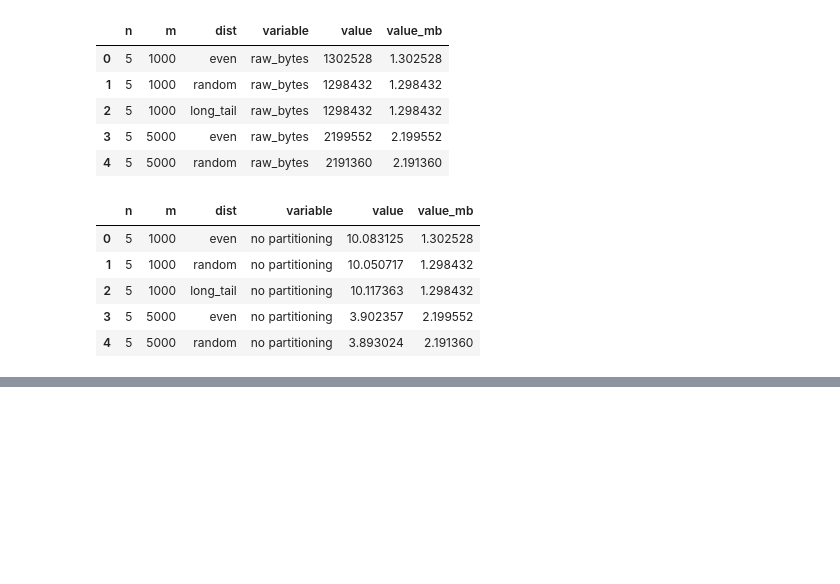
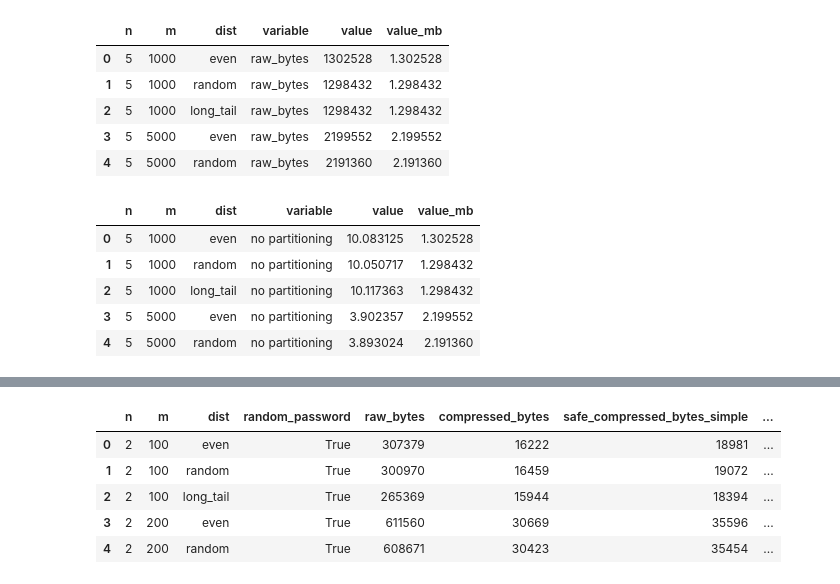
Before and after one commit to AFdrolf/secure-compression-framework-lib, a Jupyter notebook: evaluation/stats/plot_whatsapp_eval.ipynb, the cells around one changed output, grey strips where cells are left out. Saved outputs shown, nothing was run; the diff lists cells and outputs as text; code cells hidden in the pictures; blank space fills up the shorter version.

```diff
--- a/evaluation/stats/plot_whatsapp_eval.ipynb
+++ b/evaluation/stats/plot_whatsapp_eval.ipynb
@@ -126,0 +97,15 @@ plt.savefig("/Users/sjb373/data/secure-compression-framework-lib/sjb_local/stats
+# %%
+kdata = pd.read_csv("/Users/sjb373/data/secure-compression-framework-lib/sjb_local/stats_complete.csv")
+kdata["compression_ratio"] = kdata.raw_bytes/kdata.compressed_bytes
+kdata["simple_safe_compression_ratio"] = kdata.raw_bytes/kdata.safe_compressed_bytes_simple
+kdata["advanced_safe_compression_ratio"] = kdata.raw_bytes/kdata.safe_compressed_bytes_advanced
+kdata["raw_bytes_kb"] = kdata.raw_bytes/1000
+kdata["raw_bytes_mb"] = kdata.raw_bytes/1000000
+kdata.head()
+# %% [output]
+|  | n | m | dist | random_password | raw_bytes | compressed_bytes | safe_compressed_bytes_simple | ... |
+| 0 | 2 | 100 | even | True | 307379 | 16222 | 18981 | ... |
+| 1 | 2 | 100 | random | True | 300970 | 16459 | 19072 | ... |
+| 2 | 2 | 100 | long_tail | True | 265369 | 15944 | 18394 | ... |
+| 3 | 2 | 200 | even | True | 611560 | 30669 | 35596 | ... |
+| 4 | 2 | 200 | random | True | 608671 | 30423 | 35454 | ... |
```
Also changed, not shown: parts of 7 cells of this notebook, 4 other files.
